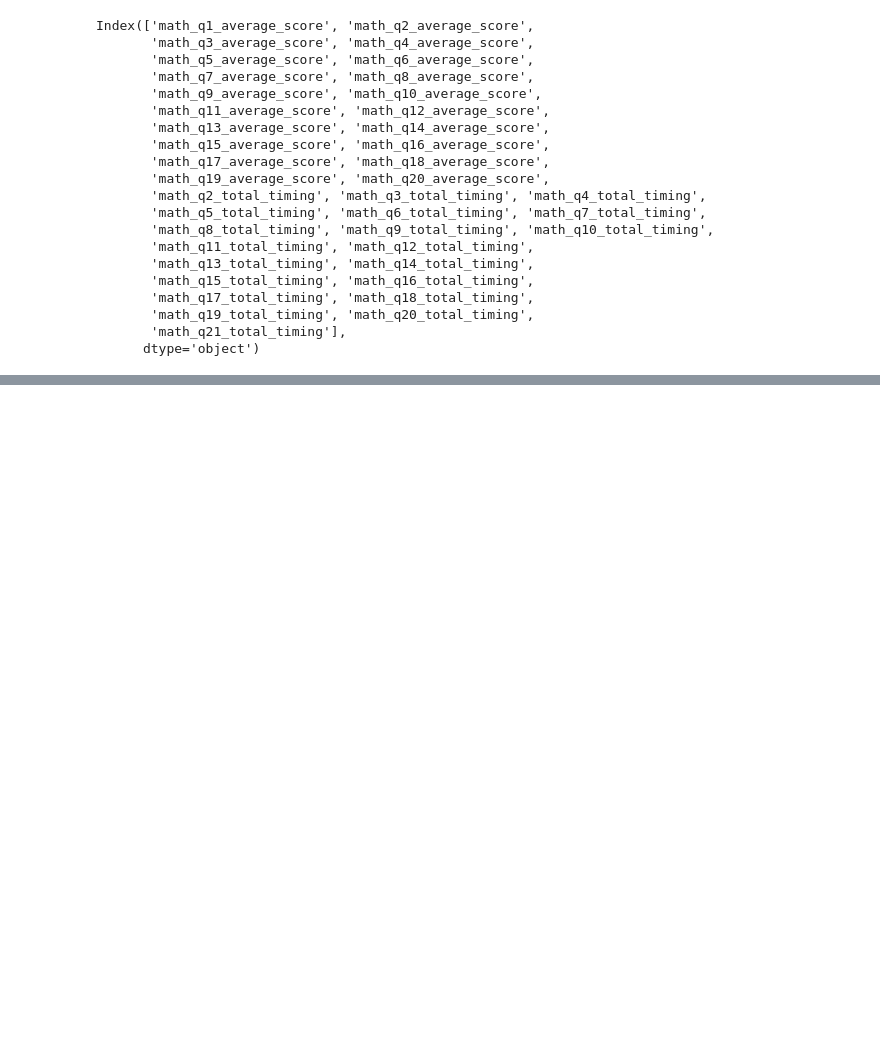
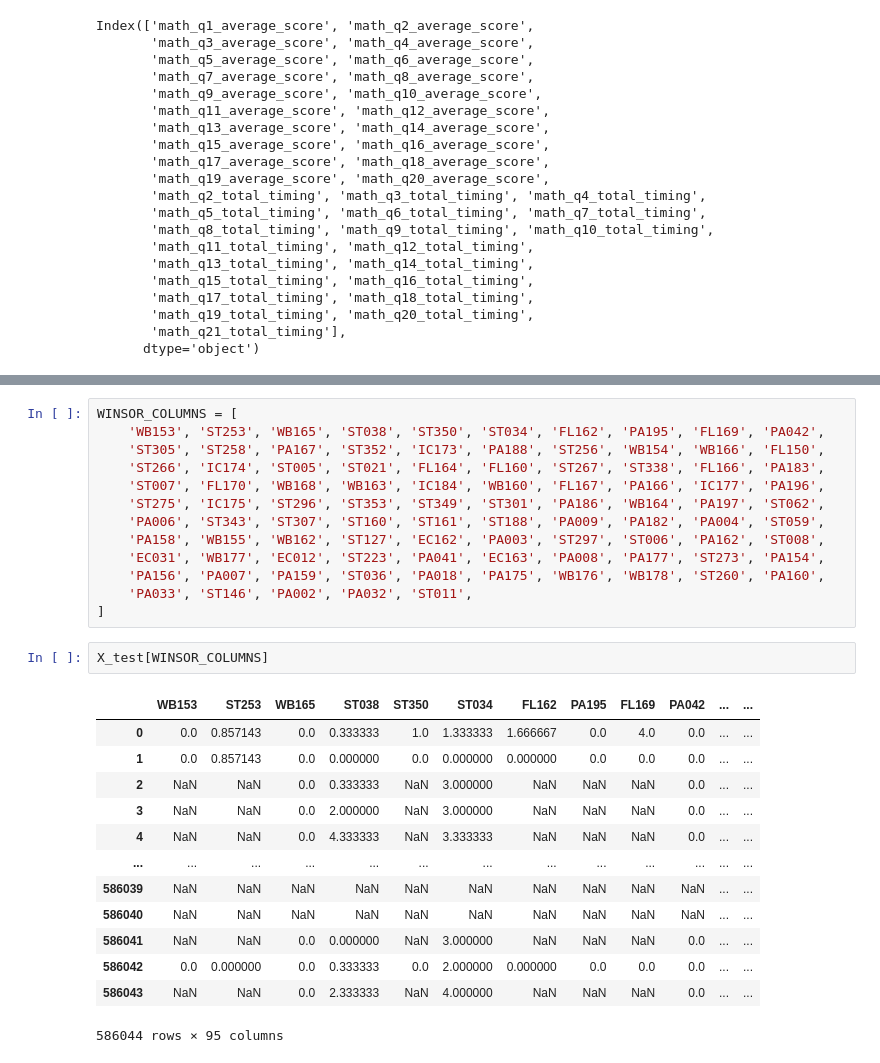
Before and after one commit to beltzantoine05/hickathon-6, a Jupyter notebook: src/explo.ipynb, the cells around one changed output, grey strips where cells are left out. Saved outputs shown, nothing was run; the diff lists cells and outputs as text; blank space fills up the shorter version.

```diff
--- a/src/explo.ipynb
+++ b/src/explo.ipynb
@@ -268,0 +322,29 @@ Index(['math_q1_average_score', 'math_q2_average_score',
+# %%
+WINSOR_COLUMNS = [
+    'WB153', 'ST253', 'WB165', 'ST038', 'ST350', 'ST034', 'FL162', 'PA195', 'FL169', 'PA042',
+    'ST305', 'ST258', 'PA167', 'ST352', 'IC173', 'PA188', 'ST256', 'WB154', 'WB166', 'FL150',
+    'ST266', 'IC174', 'ST005', 'ST021', 'FL164', 'FL160', 'ST267', 'ST338', 'FL166', 'PA183',
+    'ST007', 'FL170', 'WB168', 'WB163', 'IC184', 'WB160', 'FL167', 'PA166', 'IC177', 'PA196',
+    'ST275', 'IC175', 'ST296', 'ST353', 'ST349', 'ST301', 'PA186', 'WB164', 'PA197', 'ST062',
+    'PA006', 'ST343', 'ST307', 'ST160', 'ST161', 'ST188', 'PA009', 'PA182', 'PA004', 'ST059',
+    'PA158', 'WB155', 'WB162', 'ST127', 'EC162', 'PA003', 'ST297', 'ST006', 'PA162', 'ST008',
+    'EC031', 'WB177', 'EC012', 'ST223', 'PA041', 'EC163', 'PA008', 'PA177', 'ST273', 'PA154',
+    'PA156', 'PA007', 'PA159', 'ST036', 'PA018', 'PA175', 'WB176', 'WB178', 'ST260', 'PA160',
+    'PA033', 'ST146', 'PA002', 'PA032', 'ST011',
+]
+# %%
+X_test[WINSOR_COLUMNS]
+# %% [output]
+|  | WB153 | ST253 | WB165 | ST038 | ST350 | ST034 | FL162 | PA195 | FL169 | PA042 | ... | ... |
+| 0 | 0.0 | 0.857143 | 0.0 | 0.333333 | 1.0 | 1.333333 | 1.666667 | 0.0 | 4.0 | 0.0 | ... | ... |
+| 1 | 0.0 | 0.857143 | 0.0 | 0.000000 | 0.0 | 0.000000 | 0.000000 | 0.0 | 0.0 | 0.0 | ... | ... |
+| 2 | NaN | NaN | 0.0 | 0.333333 | NaN | 3.000000 | NaN | NaN | NaN | 0.0 | ... | ... |
+| 3 | NaN | NaN | 0.0 | 2.000000 | NaN | 3.000000 | NaN | NaN | NaN | 0.0 | ... | ... |
+| 4 | NaN | NaN | 0.0 | 4.333333 | NaN | 3.333333 | NaN | NaN | NaN | 0.0 | ... | ... |
+| ... | ... | ... | ... | ... | ... | ... | ... | ... | ... | ... | ... | ... |
+| 586039 | NaN | NaN | NaN | NaN | NaN | NaN | NaN | NaN | NaN | NaN | ... | ... |
+| 586040 | NaN | NaN | NaN | NaN | NaN | NaN | NaN | NaN | NaN | NaN | ... | ... |
+| 586041 | NaN | NaN | 0.0 | 0.000000 | NaN | 3.000000 | NaN | NaN | NaN | 0.0 | ... | ... |
+| 586042 | 0.0 | 0.000000 | 0.0 | 0.333333 | 0.0 | 2.000000 | 0.000000 | 0.0 | 0.0 | 0.0 | ... | ... |
+| 586043 | NaN | NaN | 0.0 | 2.333333 | NaN | 4.000000 | NaN | NaN | NaN | 0.0 | ... | ... |
+586044 rows × 95 columns
```
Also changed, not shown: parts of 3 cells of this notebook, 2 other files.
